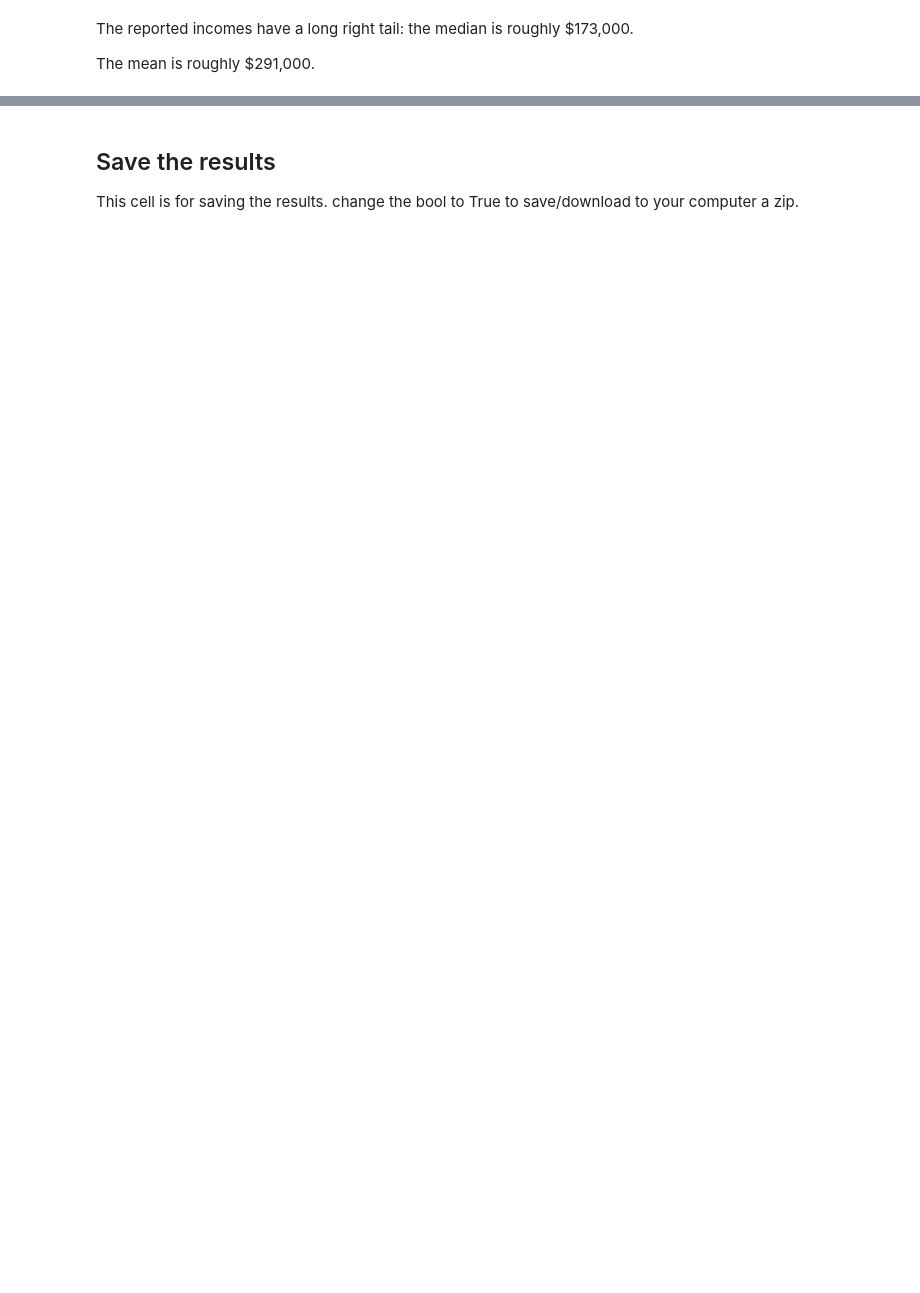
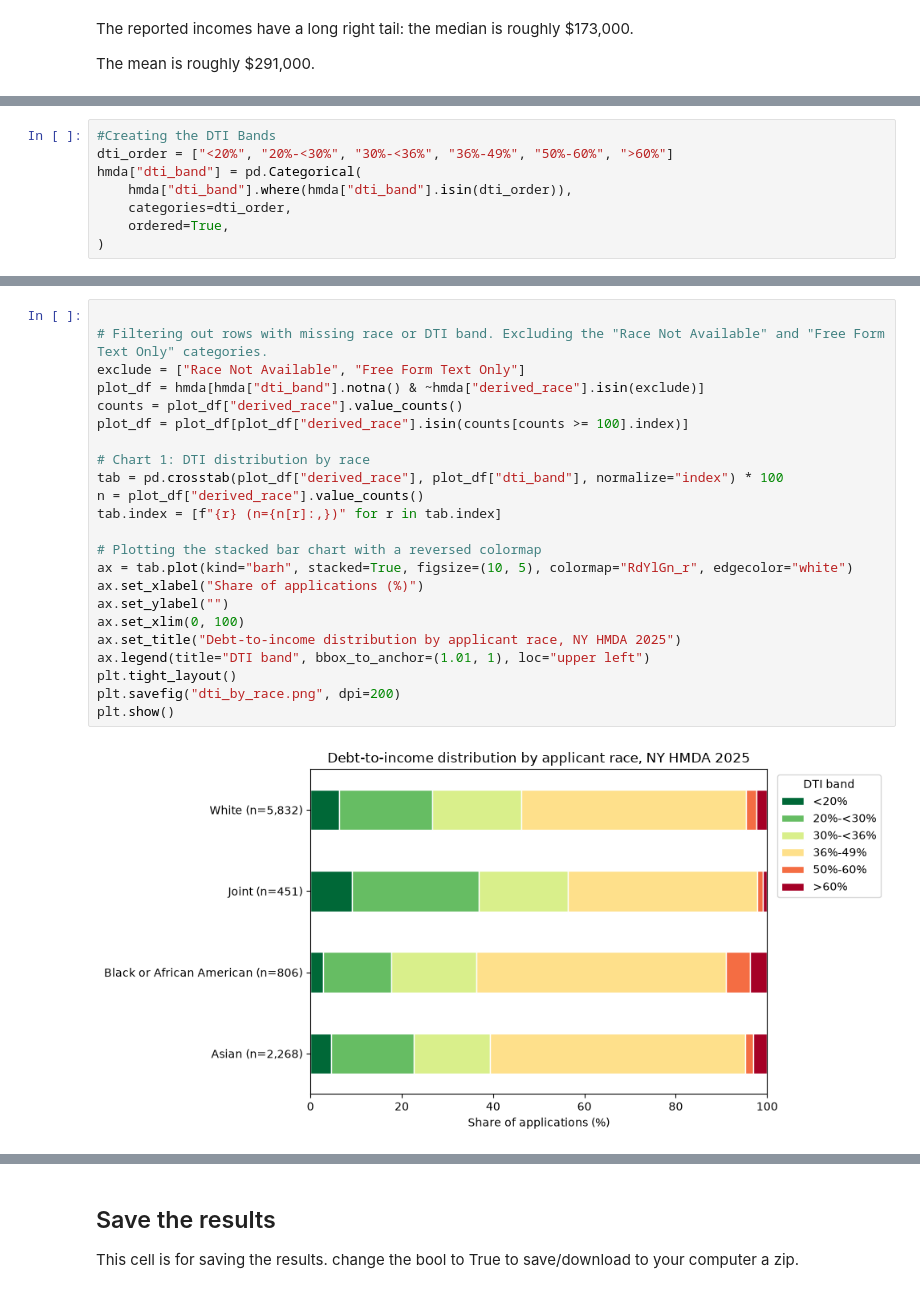
Before and after one commit to chrisd12348765/cmpu250-fall2026-group5-project, a Jupyter notebook: eda/eda.ipynb, the cells around one changed output, grey strips where cells are left out. Saved outputs shown, nothing was run; the diff lists cells and outputs as text; blank space fills up the shorter version.

Commit message:
Add DTI and tract minority denial rate charts with descriptions

```diff
--- a/eda/eda.ipynb
+++ b/eda/eda.ipynb
@@ -176,0 +208,8 @@ The mean is roughly $291,000.
+# %%
+#Creating the DTI Bands
+dti_order = ["<20%", "20%-<30%", "30%-<36%", "36%-49%", "50%-60%", ">60%"]
+hmda["dti_band"] = pd.Categorical(
+    hmda["dti_band"].where(hmda["dti_band"].isin(dti_order)),
+    categories=dti_order,
+    ordered=True,
+)
@@ -176,0 +237,25 @@ The mean is roughly $291,000.
+# %%
+
+# Filtering out rows with missing race or DTI band. Excluding the "Race Not Available" and "Free Form Text Only" categories.
+exclude = ["Race Not Available", "Free Form Text Only"]
+plot_df = hmda[hmda["dti_band"].notna() & ~hmda["derived_race"].isin(exclude)]
+counts = plot_df["derived_race"].value_counts()
+plot_df = plot_df[plot_df["derived_race"].isin(counts[counts >= 100].index)]
+
+# Chart 1: DTI distribution by race
+tab = pd.crosstab(plot_df["derived_race"], plot_df["dti_band"], normalize="index") * 100
+n = plot_df["derived_race"].value_counts()
+tab.index = [f"{r} (n={n[r]:,})" for r in tab.index]
+
+# Plotting the stacked bar chart with a reversed colormap
+ax = tab.plot(kind="barh", stacked=True, figsize=(10, 5), colormap="RdYlGn_r", edgecolor="white")
+ax.set_xlabel("Share of applications (%)")
+ax.set_ylabel("")
+ax.set_xlim(0, 100)
+ax.set_title("Debt-to-income distribution by applicant race, NY HMDA 2025")
+ax.legend(title="DTI band", bbox_to_anchor=(1.01, 1), loc="upper left")
+plt.tight_layout()
+plt.savefig("dti_by_race.png", dpi=200)
+plt.show()
+# %% [output]
+[figure, added]
```
Also changed, not shown: parts of 11 cells of this notebook.
